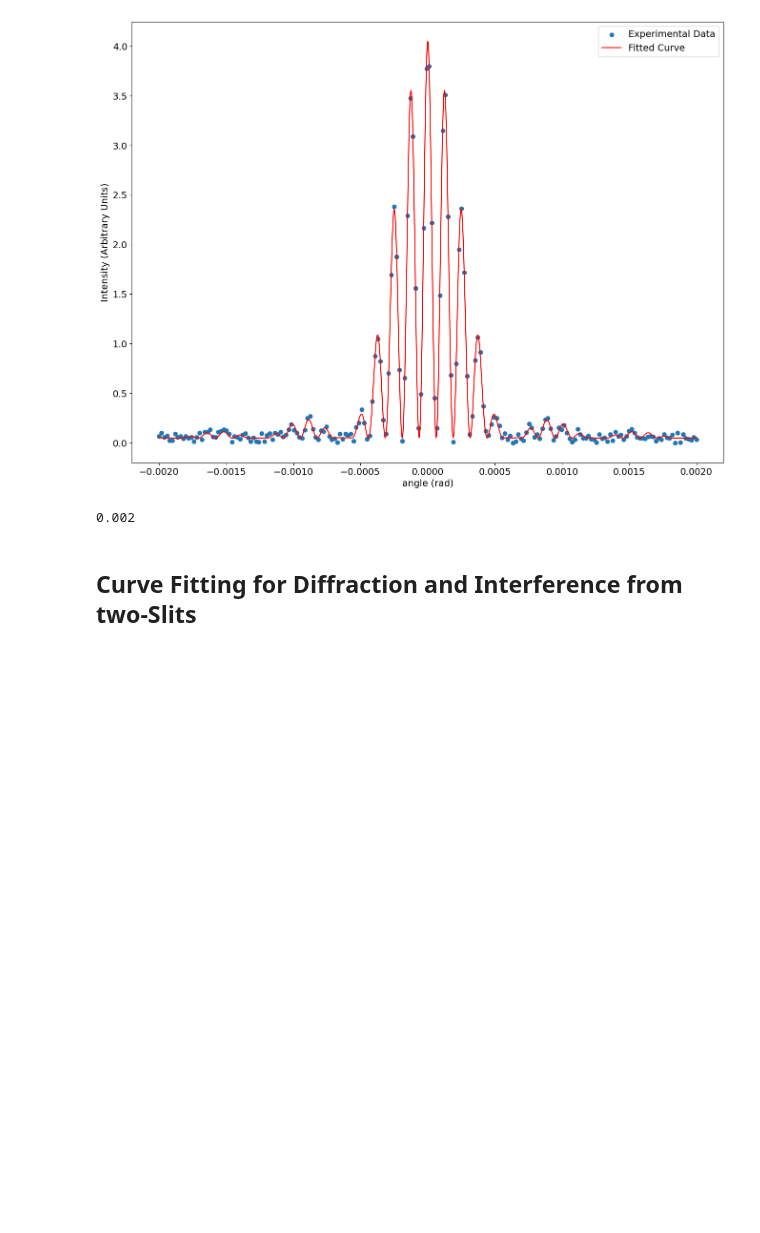
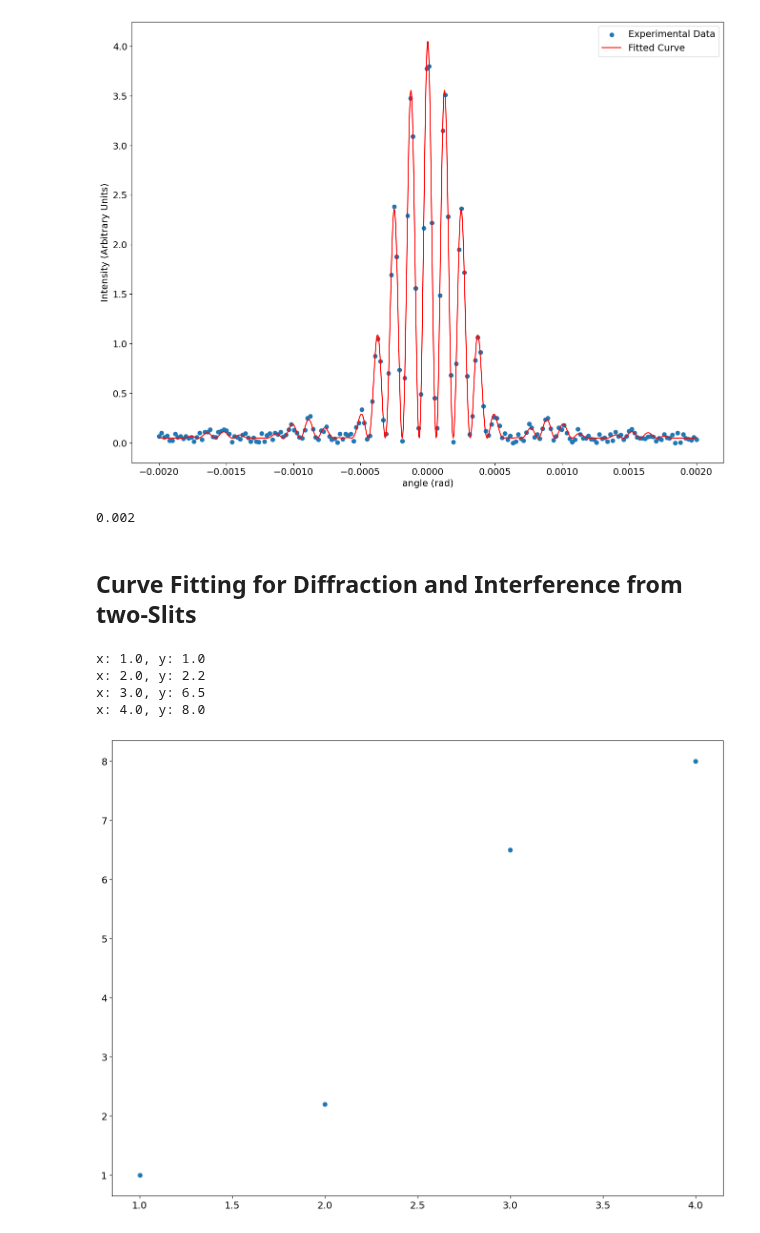
Before and after one commit to veillette/jupyterNotebooks, a Jupyter notebook: Advanced Lab/CurveFittingForDiffractionPattern.ipynb, the cells around one changed output. Drawn from its saved outputs; the diff is of its cells as text; code cells hidden in the pictures; blank space fills up the shorter version.

```diff
--- a/Advanced Lab/CurveFittingForDiffractionPattern.ipynb
+++ b/Advanced Lab/CurveFittingForDiffractionPattern.ipynb
@@ -222,3 +222,39 @@ import pandas
 #df.plot(x='X',y='I');
 # %%
 #unpackedArray = df.values
+# %%
+data_str = """
+1,1.0
+2,2.2
+3,6.5
+4,8
+"""
+
+# Initialize empty lists to store x and y values
+x_values = []
+y_values = []
+
+# Split the data string into lines
+lines = data_str.split('\n')
+
+# Iterate through each line and split it into x and y values
+for line in lines:
+    parts = line.split(',')
+    if len(parts) == 2:
+        x_values.append(float(parts[0]))
+        y_values.append(float(parts[1]))
+
+# Print the parsed data
+for x, y in zip(x_values, y_values):
+    print(f"x: {x}, y: {y}")
+# %% [output]
+x: 1.0, y: 1.0
+x: 2.0, y: 2.2
+x: 3.0, y: 6.5
+x: 4.0, y: 8.0
+# %%
+# Plot the original data and the fitted curve
+plt.scatter(x_values, y_values, label='Experimental Data')
+plt.show()
+# %% [output]
+[figure, added]
```
